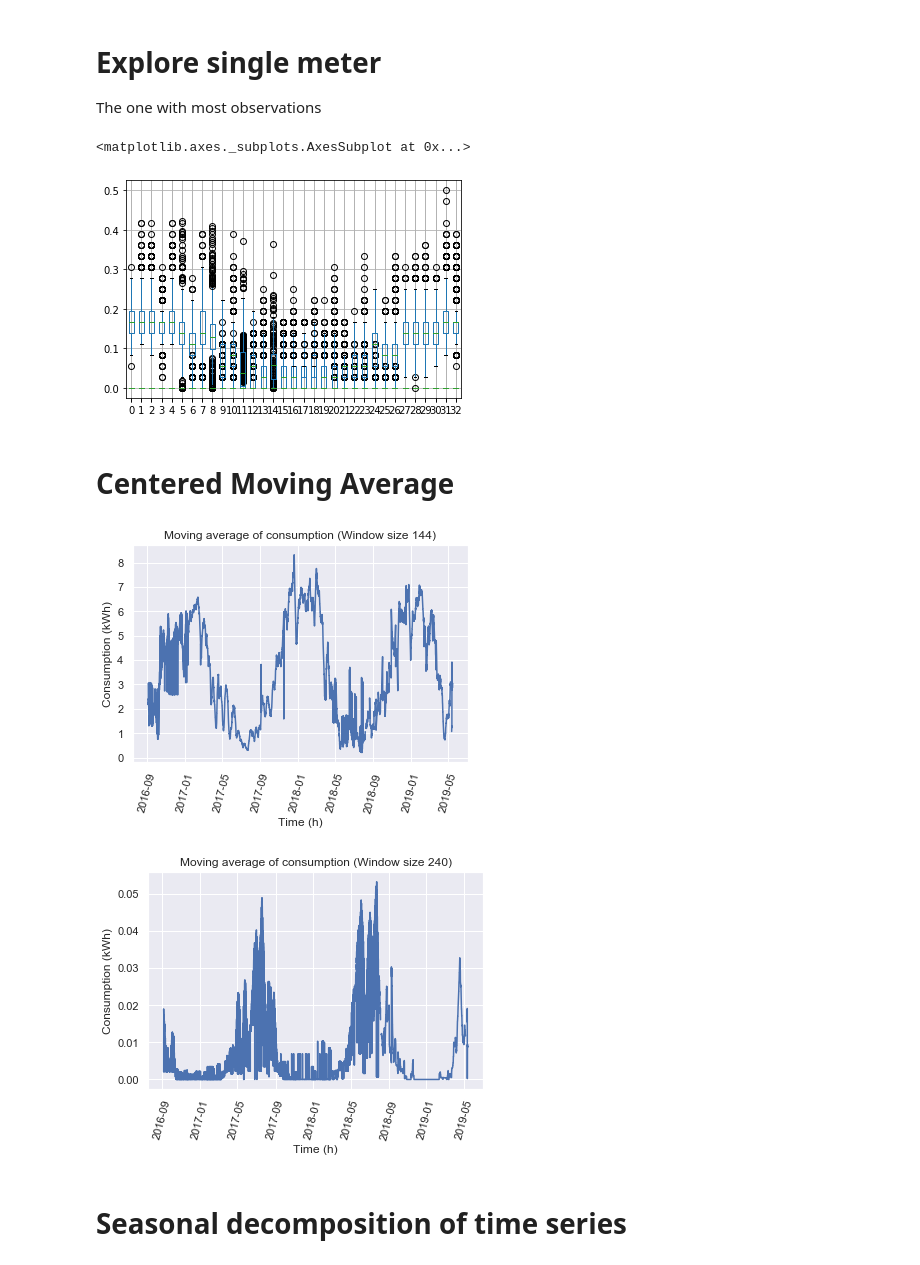
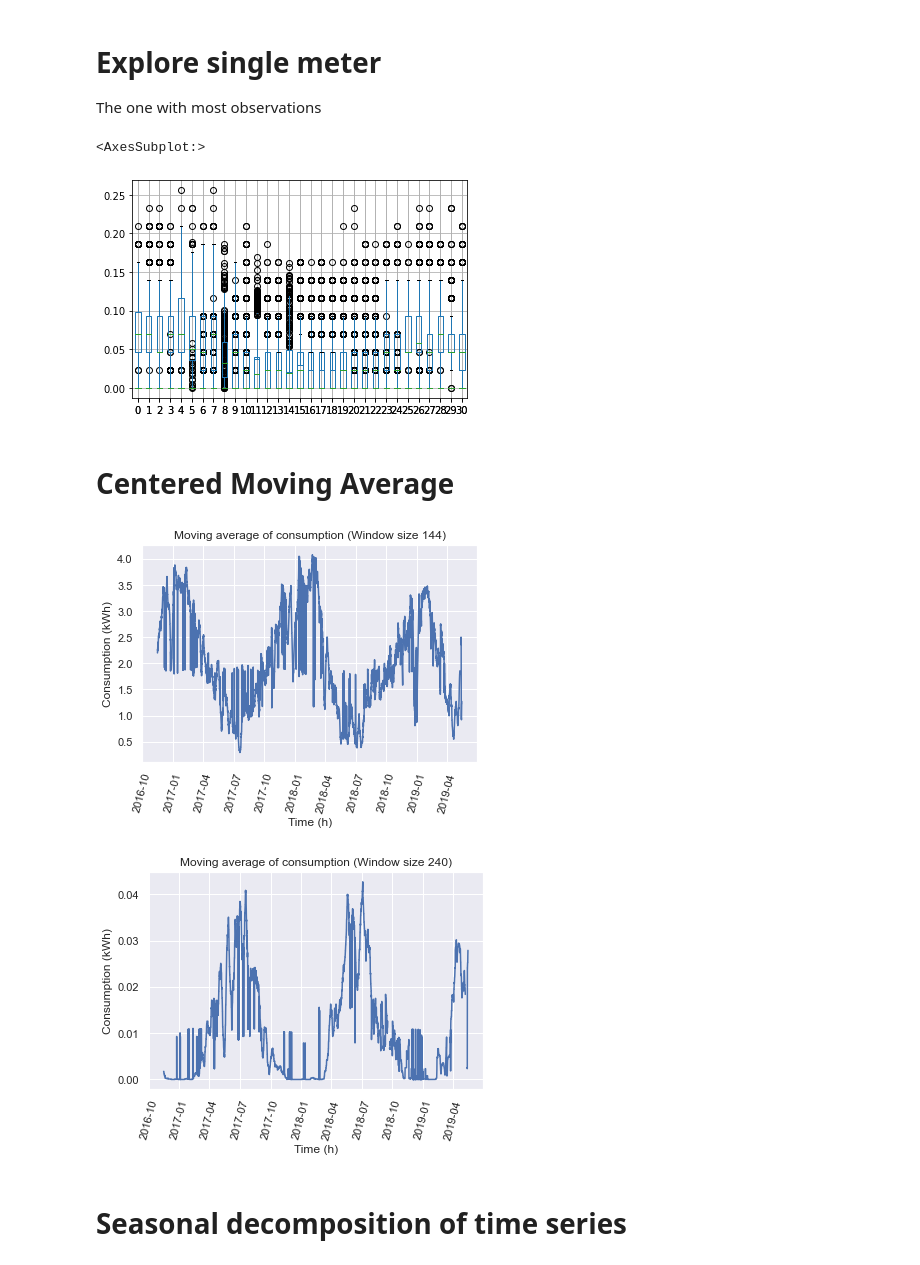
Before and after one commit to 4ug-aug/Otovo-OptimalControl, a Jupyter notebook: explore_cleaned_meters.ipynb, the cells around one changed output. Drawn from its saved outputs; the diff is of its cells as text; code cells hidden in the pictures.

Commit message:
Refac: Updated meter and generated new plots

```diff
--- a/explore_cleaned_meters.ipynb
+++ b/explore_cleaned_meters.ipynb
@@ -10,7 +10,7 @@ from statsmodels.tsa.seasonal import seasonal_decompose
 # Load data
 # %%
 # load gridtx-dump-AGGREGATED-CLEANED-THRESHOLD-COVERAGE100-NORMALIZED.csv
-df = pd.read_csv('C:/Users/vidis/OneDrive/Desktop/Summer2022/Project Work/gridtx-dump-AGGREGATED-CLEANED-THRESHOLD-COVERAGE100-NORMALIZED.csv')
+df = pd.read_csv('data/gridtx-dump-AGGREGATED-CLEANED-THRESHOLD-COVERAGE100-NORMALIZED.csv')
 # %%
 df_prod = df[(df['type'] == 'production') & (df['meter_id']=='28ba7f57-6e83-4341-8078-232c1639e4e3')]
 df_cons = df[(df['type'] == 'consumption') & (df['meter_id']=='28ba7f57-6e83-4341-8078-232c1639e4e3')]
@@ -47,7 +47,7 @@ max   &      0.166667 &      0.500000 \\
 The one with most observations
 # %%
 # Meter with most observations
-mm_id = "28ba7f57-6e83-4341-8078-232c1639e4e3"
+mm_id = "e882f9a7-f1de-4419-9869-7339be303281"
 
 df_mm = df[df['meter_id'] == mm_id]
 
@@ -61,35 +61,35 @@ df_mm_cons.index = pd.to_datetime(df_mm_cons['timeslot'], utc=True)
 
 # print(type(df_mm_prod["num_kwh_normalized"]))
 # Make monthly boxplot for df_mm_prod
 
 
 # groups = df_mm_prod["num_kwh_normalized"].groupby(pd.Grouper(freq='M'))
 groups = df_mm_prod["num_kwh_normalized"].groupby(by=[df_mm_prod["num_kwh_normalized"].index.month, df_mm_prod["num_kwh_normalized"].index.year])
 
 # Make boxplot of groupby object
 df_mm_prod_monthly = pd.concat([pd.DataFrame(x[1].values) for x in groups], axis=1)
 df_mm_prod_monthly
 
 df_mm_prod_monthly = pd.DataFrame(df_mm_prod_monthly)
 df_mm_prod_monthly.columns = range(len(groups))
 df_mm_prod_monthly.boxplot()
 # df_mm_prod_monthly.boxplot()
 
 
 
 # groups = df_mm_prod["num_kwh_normalized"].groupby(pd.Grouper(freq='M'))
 groups = df_mm_cons["num_kwh_normalized"].groupby(by=[df_mm_cons["num_kwh_normalized"].index.month, df_mm_cons["num_kwh_normalized"].index.year])
 
 # Make boxplot of groupby object
 df_mm_cons_monthly = pd.concat([pd.DataFrame(x[1].values) for x in groups], axis=1)
 df_mm_cons_monthly
 
 df_mm_cons_monthly = pd.DataFrame(df_mm_cons_monthly)
 df_mm_cons_monthly.columns = range(len(groups))
 df_mm_cons_monthly.boxplot()
 # %% [output]
-<matplotlib.axes._subplots.AxesSubplot at 0x...>
+<AxesSubplot:>
-[figure, old version]
+[figure, new version]
 # %% [markdown]
 # Centered Moving Average
 # %%
@@ -145,11 +145,11 @@ def plot_moving_average(timeseries, window=3, plt_title = "Moving average of con
 
 plot_moving_average(df_mm_cons["num_kwh"], window=12*12, plt_title="Moving average of consumption", y_label = "Consumption (kWh)")
 # %% [output]
-[figure, old version]
+[figure, new version]
 # %%
 plot_moving_average(df_mm_prod["num_kwh_normalized"], window=12*20, plt_title="Moving average of consumption", y_label = "Consumption (kWh)")
 # %% [output]
-[figure, old version]
+[figure, new version]
 # %% [markdown]
 # Seasonal decomposition of time series
 # %%
```
Also changed, not shown: parts of 3 cells of this notebook.
